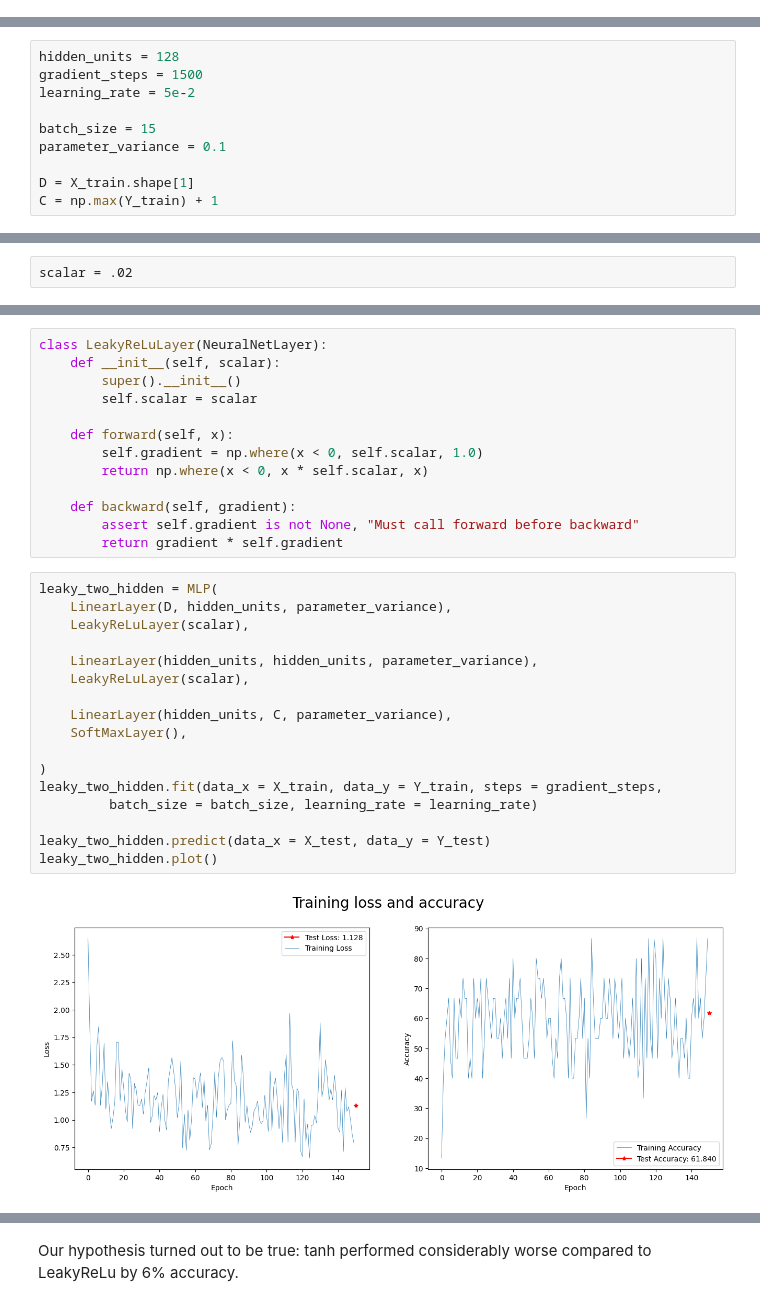
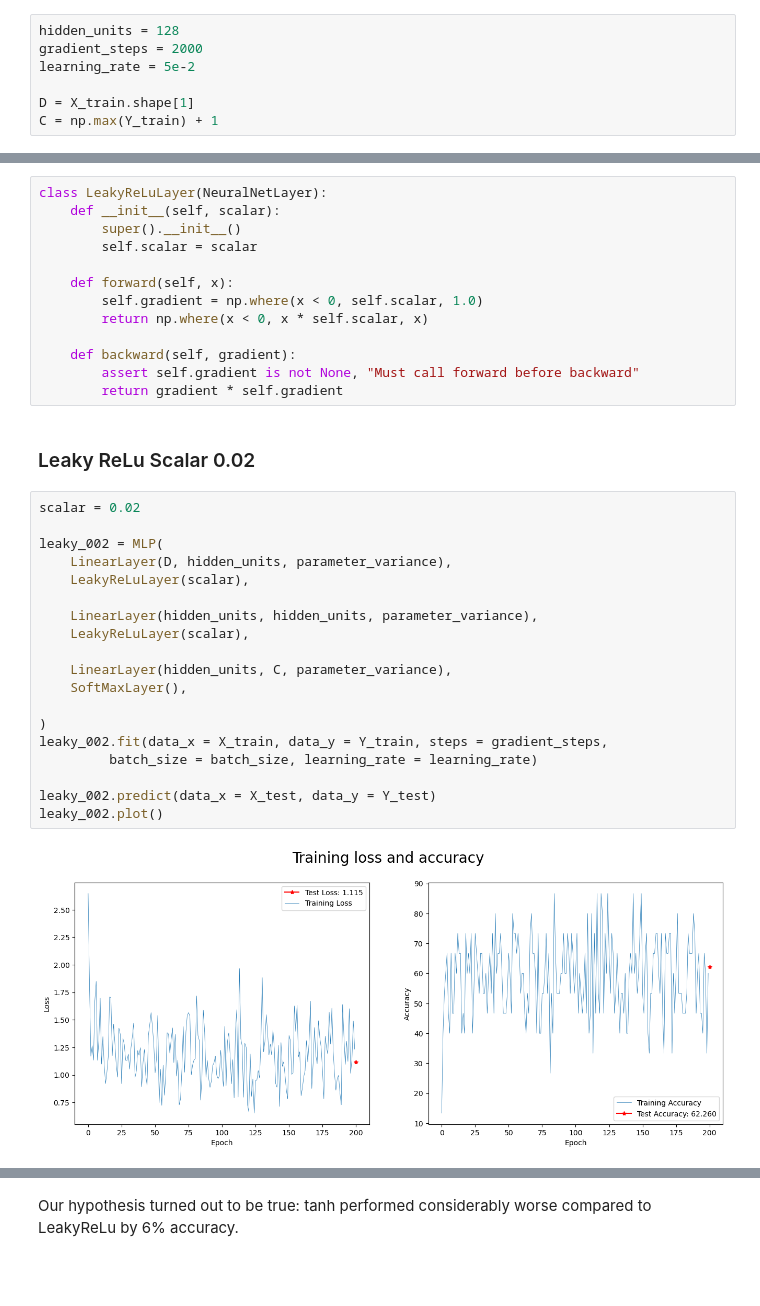
Before and after one commit to PONY1ST-past-semesters/MLP, a Jupyter notebook: ConvNet.ipynb, the cells around one changed output, grey strips where cells are left out. Saved outputs shown, nothing was run; the diff lists cells and outputs as text; blank space fills up the shorter version.

```diff
--- a/ConvNet.ipynb
+++ b/ConvNet.ipynb
@@ -401,0 +406,7 @@ MLP.plot = plot
+# %%
+hidden_units = 128
+gradient_steps = 2000
+learning_rate = 5e-2
+
+D = X_train.shape[1]
+C = np.max(Y_train) + 1
@@ -410,10 +416,0 @@ Different batch sizes and initial weight/bias for linear layers will be studied.
-# %%
-hidden_units = 128
-gradient_steps = 1500
-learning_rate = 5e-2
-
-batch_size = 15
-parameter_variance = 0.1
-
-D = X_train.shape[1]
-C = np.max(Y_train) + 1
@@ -487,2 +650,0 @@ Leaky ReLu is essentialy ReLu, which "leaks" a small portion of the negative val
-# %%
-scalar = .02
@@ -502,22 +661,26 @@ class LeakyReLuLayer(NeuralNetLayer):
     def backward(self, gradient):
         assert self.gradient is not None, "Must call forward before backward"
         return gradient * self.gradient
+# %% [markdown]
+### Leaky ReLu Scalar 0.02
 # %%
-leaky_two_hidden = MLP(
+scalar = 0.02
+
+leaky_002 = MLP(
     LinearLayer(D, hidden_units, parameter_variance),
     LeakyReLuLayer(scalar),
 
     LinearLayer(hidden_units, hidden_units, parameter_variance),
     LeakyReLuLayer(scalar),
 
     LinearLayer(hidden_units, C, parameter_variance),
     SoftMaxLayer(),
 
 )
-leaky_two_hidden.fit(data_x = X_train, data_y = Y_train, steps = gradient_steps,
+leaky_002.fit(data_x = X_train, data_y = Y_train, steps = gradient_steps,
          batch_size = batch_size, learning_rate = learning_rate)
 
-leaky_two_hidden.predict(data_x = X_test, data_y = Y_test)
-leaky_two_hidden.plot()
+leaky_002.predict(data_x = X_test, data_y = Y_test)
+leaky_002.plot()
 # %% [output]
-[figure, old version]
+[figure, new version]
```
Also changed, not shown: parts of 64 cells of this notebook.
